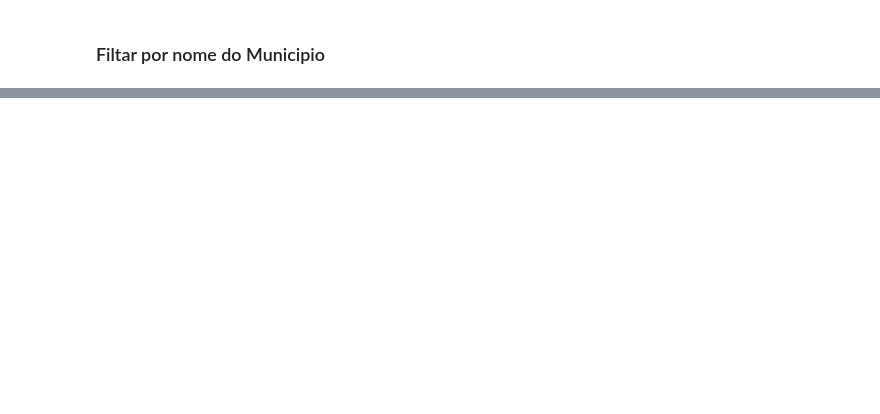
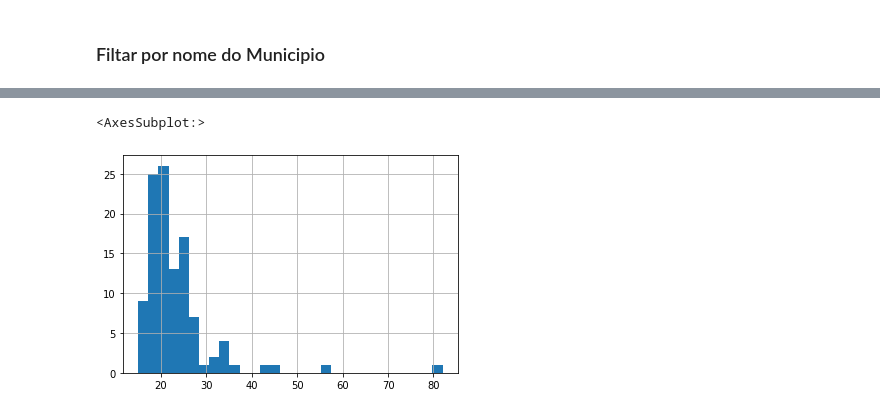
Before and after one commit to EliasJuk/data_analysis_with_python, a Jupyter notebook: analise_concurso.ipynb, the cells around one changed output, grey strips where cells are left out. Cells and saved outputs as stored; diff of their text form; code cells hidden in the pictures; blank space fills up the shorter version.

Commit message:
Added new columns in the notebook

```diff
--- a/analise_concurso.ipynb
+++ b/analise_concurso.ipynb
@@ -15,6 +34,6 @@ data_concurso.columns.values
 # %% [markdown]
 ### Filtar por nome do Municipio, Estado, Idade, Sexo e Estado Civil
 # %%
-SelectColumn_Concurso = ['NO_MUNICIPIO_RESIDENCIA','SG_UF_RESIDENCIA', 'NU_IDADE', 'TP_SEXO', 'TP_ESTADO_CIVIL', 'NO_NOTA']
+SelectColumn_Concurso = ['NO_MUNICIPIO_RESIDENCIA','SG_UF_RESIDENCIA', 'NU_IDADE', 'TP_SEXO', 'TP_ESTADO_CIVIL', 'NO_NOTA', 'IN_GESTANTE']
 # %%
 SelectColumn_Concurso
@@ -34,0 +103,3 @@ no_municipio_residencia.value_counts()[:10]
+# %%
+# FILTRAR COLUNA NU_IDADE
+column_nu_idade = SelectColumn_Concurso['NU_IDADE']
@@ -34,0 +136,5 @@ no_municipio_residencia.value_counts()[:10]
+# %%
+column_nu_idade.hist(bins=30)
+# %% [output]
+<AxesSubplot:>
+[figure, added]
```
Also changed, not shown: parts of 41 cells of this notebook.
